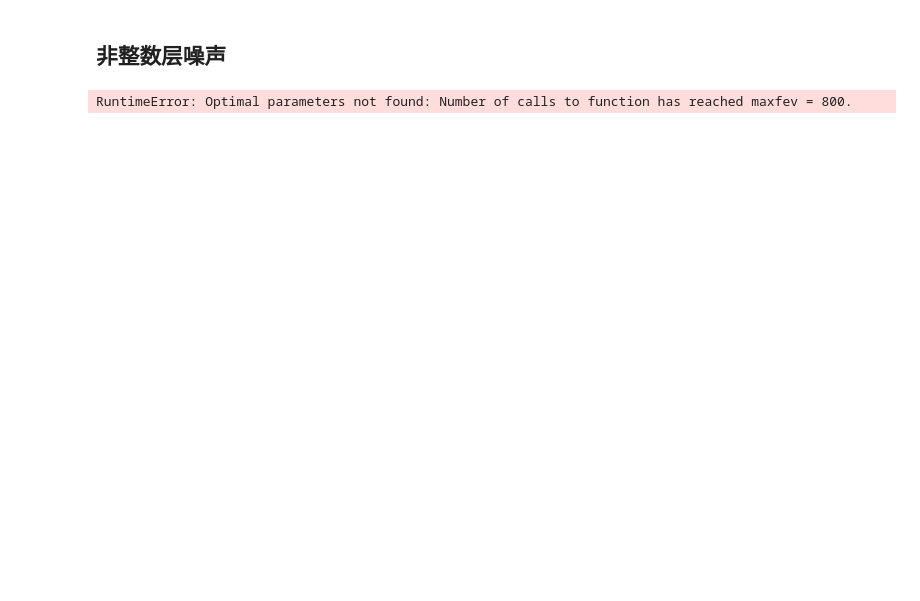
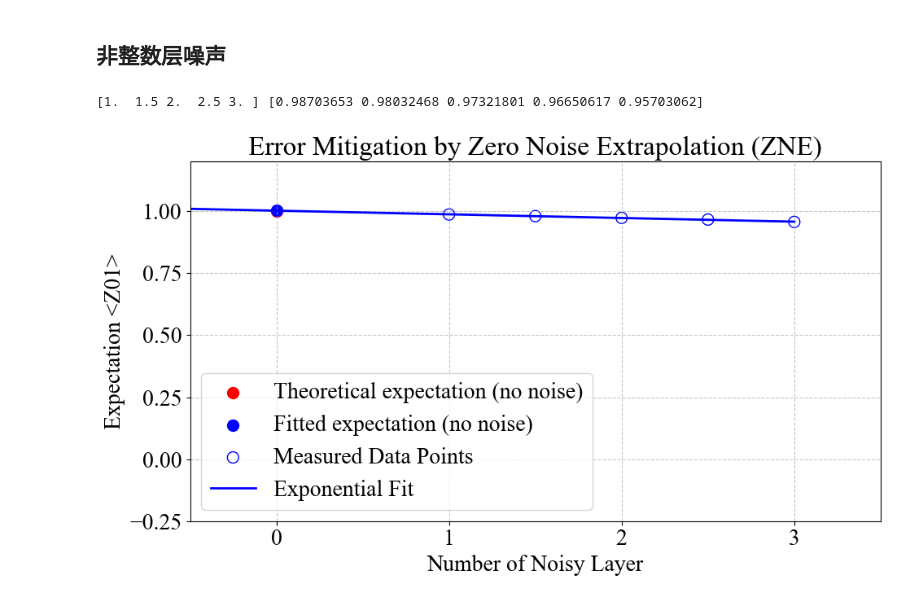
Before and after one commit to YixuanFu06/sparking-quantum-error-mitigation, a Jupyter notebook: question3/noise_learning_complete_and_correct.ipynb, the cells around one changed output. Saved outputs shown, nothing was run; the diff lists cells and outputs as text; code cells hidden in the pictures; blank space fills up the shorter version.

```diff
--- a/question3/noise_learning_complete_and_correct.ipynb
+++ b/question3/noise_learning_complete_and_correct.ipynb
@@ -1019,6 +1088,8 @@ plot_zne_fit(x_values, y_values)
 ## 非整数层噪声
 # %%
 x_values, y_values = load_data('expectation_n_noisy_channel_cz_list_frac_small_noise.csv')
-plot_zne_fit(x_values, y_values)
+print(x_values, y_values)
+plot_zne_fit_linear(x_values, y_values,xticks=[0,1,2,3],xlim=(-0.5,3.5))
 # %% [output]
-RuntimeError: Optimal parameters not found: Number of calls to function has reached maxfev = 800.
+[1.  1.5 2.  2.5 3. ] [0.98703653 0.98032468 0.97321801 0.96650617 0.95703062]
+[figure, added]
```
Also changed, not shown: parts of 3 cells of this notebook.
